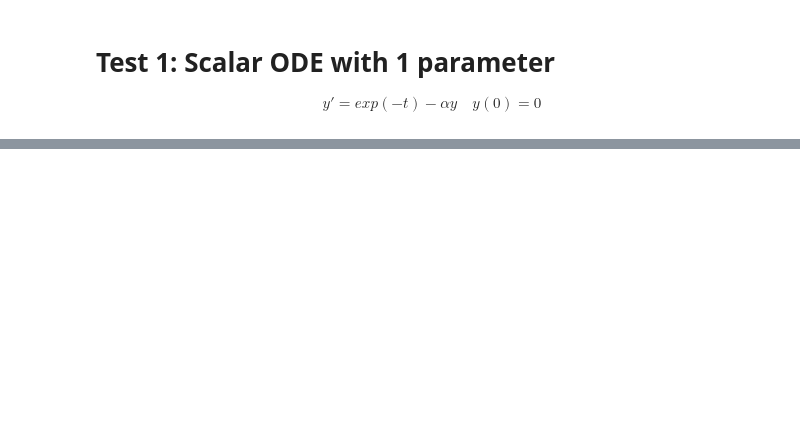
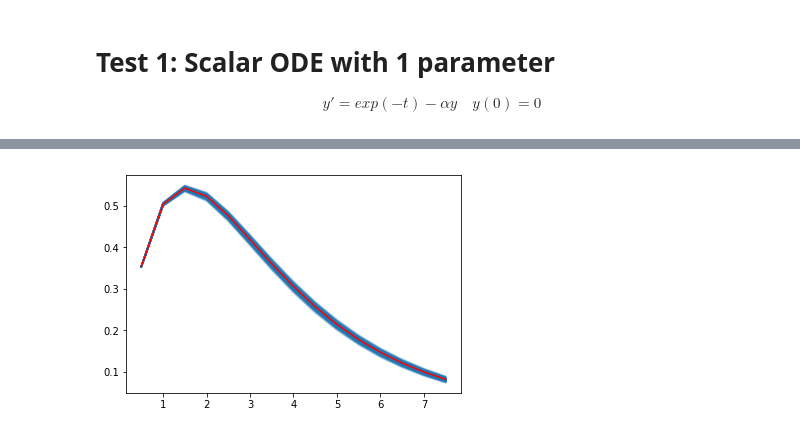
Before and after one commit to michaelosthege/ODEGSoC, a Jupyter notebook: Scripts/test_scalar_ode_1_param.ipynb, the cells around one changed output, grey strips where cells are left out. Drawn from its saved outputs; the diff is of its cells as text; code cells hidden in the pictures; blank space fills up the shorter version.

```diff
--- a/Scripts/test_scalar_ode_1_param.ipynb
+++ b/Scripts/test_scalar_ode_1_param.ipynb
@@ -195,7 +116,9 @@ plt.plot(times,sims, color = 'red')
 # %%
 yobs = trace['ode']
 for i in range(100):
 
-    plt.plot(times, yobs[i], color = 'C0', alpha = 0.5)
+    plt.plot(times, yobs[i], color = 'C0', alpha = 0.25);
 
-plt.plot(times,sims, color = 'red')
+plt.plot(times,Ytrue, color = 'red');
+# %% [output]
+[figure, added]
```
Also changed, not shown: parts of 14 cells of this notebook, 6 other files.
